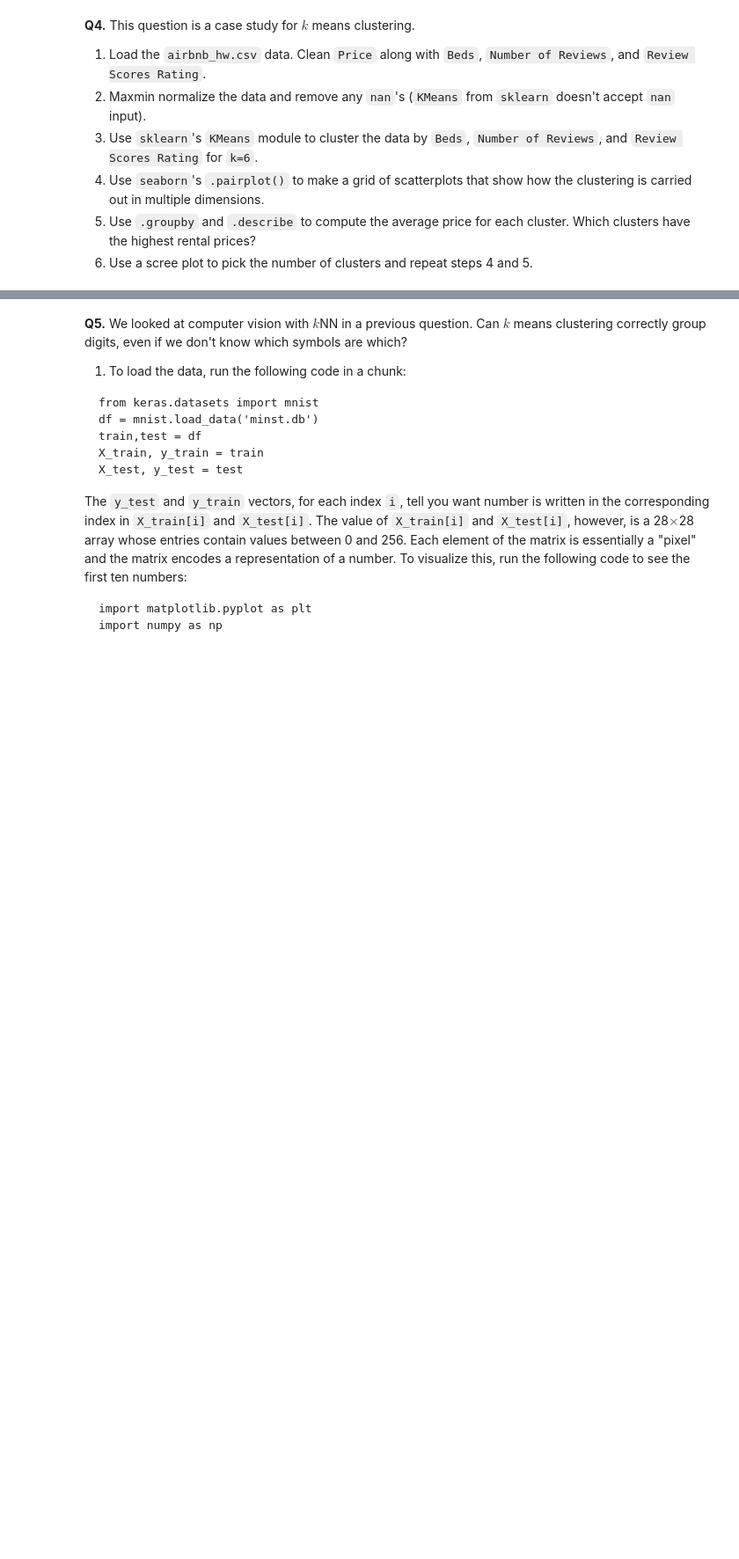
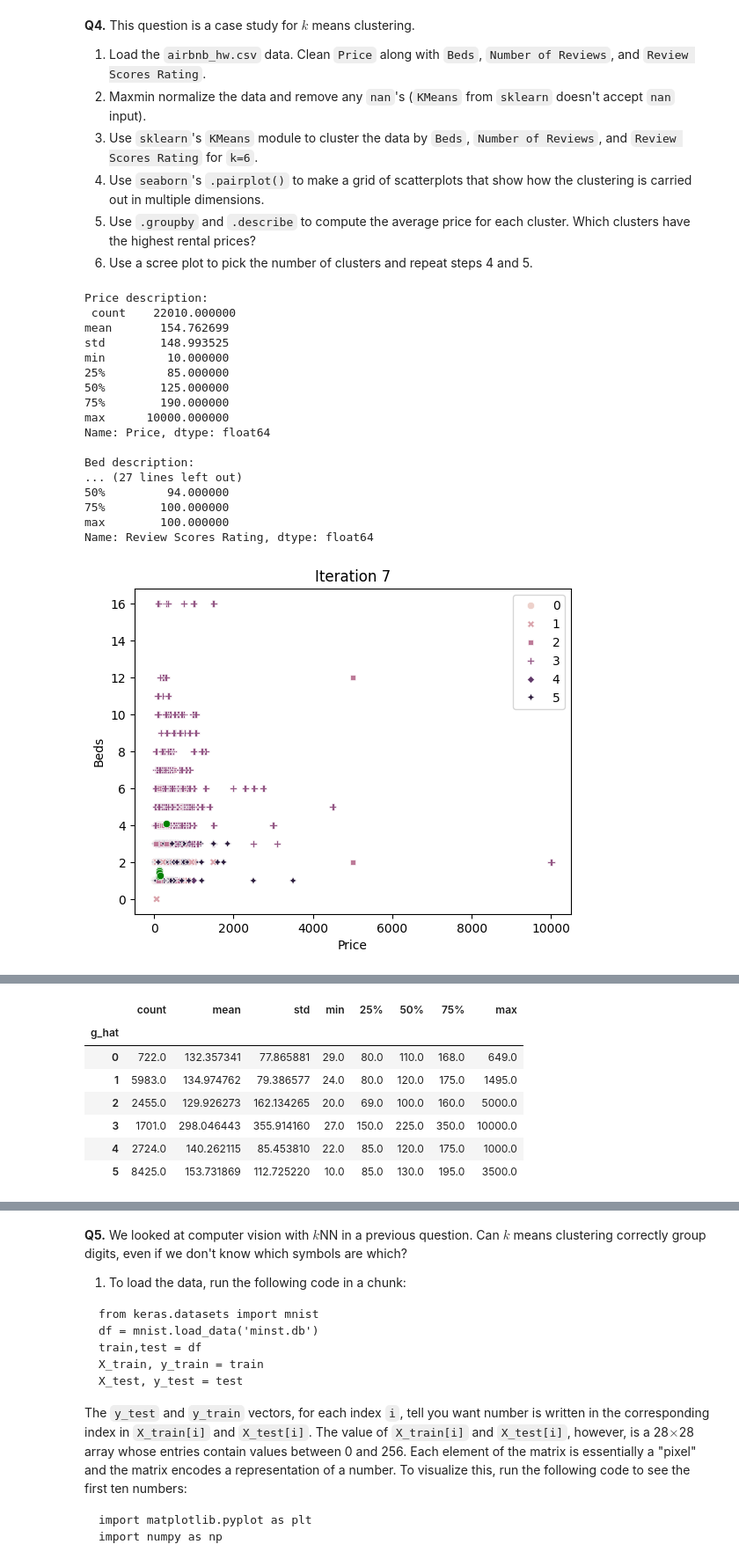
Before and after one commit to elaineliu05/clustering, a Jupyter notebook: assignment/assignment_clustering.ipynb, the cells around one changed output, grey strips where cells are left out. Shown at 88% size. Saved outputs shown, nothing was run; the diff lists cells and outputs as text; code cells hidden in the pictures; blank space fills up the shorter version.

```diff
--- a/assignment/assignment_clustering.ipynb
+++ b/assignment/assignment_clustering.ipynb
@@ -129,3 +128,66 @@ AttributeError: 'NoneType' object has no attribute 'split'
 4. Use `seaborn`'s `.pairplot()` to make a grid of scatterplots that show how the clustering is carried out in multiple dimensions.
 5. Use `.groupby` and `.describe` to compute the average price for each cluster. Which clusters have the highest rental prices?
 6. Use a scree plot to pick the number of clusters and repeat steps 4 and 5.
+# %%
+from sklearn.cluster import KMeans
+df = pd.read_csv('./data/airbnb_hw.csv')
+df = df.dropna() #cleaning nans from rest of vars
+df['Price'] = df['Price'].str.replace('$','') #transforming price into int
+df['Price'] = df['Price'].str.replace(',','')
+df['Price'] = df['Price'].astype(int)
+df['Beds'] = df['Beds'].astype(int)
+print('Price description: \n', df['Price'].describe())
+print('\nBed description: \n', df['Beds'].describe())
+print('\nNumber of reviews description: \n', df['Number Of Reviews'].describe())
+print('\nReview Scores Rating description: \n', df['Review Scores Rating'].describe())
+
+#maxmin normalize
+min_x1 = min(df.loc[:,'Price'])
+max_x1 = max(df.loc[:,'Price'])
+min_x2 = min(df.loc[:,'Beds'])
+max_x2 = max(df.loc[:,'Beds'])
+min_x3 = min(df.loc[:,'Number Of Reviews'])
+max_x3 = max(df.loc[:,'Number Of Reviews'])
+min_x4 = min(df.loc[:,'Review Scores Rating'])
+max_x4 = max(df.loc[:,'Review Scores Rating'])
+df.head()
+X = df.loc[ : , ['Price','Beds', 'Number Of Reviews', 'Review Scores Rating'] ] # Select data to cluster
+X = X.apply(maxmin)
+X.head()
+
+model = KMeans(n_clusters=6,random_state=0) # Pass centroids and options into the model
+model = model.fit(X) # Initialize a kmc model
+df['g_hat'] = model.predict(X) # Predict values
+centers = model.cluster_centers_ # Get the computed centers for the kmc model
+centroid_x_1 = centers[:,0]*(max_x1-min_x1)+min_x1
+centroid_x_2 = centers[:,1]*(max_x2-min_x2)+min_x2
+centroid_x_3 = centers[:,2]*(max_x3-min_x3)+min_x3
+centroid_x_4 = centers[:,3]*(max_x4-min_x4)+min_x4
+
+this_plot = sns.scatterplot(data=df,x='Price',y='Beds',
+                            hue='g_hat',style='g_hat').set_title('Iteration 7')
+sns.scatterplot( x=centroid_x_1, y=centroid_x_2, color='green')
+
+sns.pairplot(df.loc[:, ['Price', 'Beds', 'Number Of Reviews', 'Review Scores Rating', 'g_hat']], hue='g_hat')
+plt.show()
+
+df.groupby('g_hat')['Price'].describe()
+# %% [output]
+Price description:
+ count    22010.000000
+mean       154.762699
+std        148.993525
+min         10.000000
+25%         85.000000
+50%        125.000000
+75%        190.000000
+max      10000.000000
+Name: Price, dtype: float64
+
+Bed description:
+... (27 lines left out)
+50%         94.000000
+75%        100.000000
+max        100.000000
+Name: Review Scores Rating, dtype: float64
+[figure, added]
@@ -131,0 +195,8 @@ AttributeError: 'NoneType' object has no attribute 'split'
+|  | count | mean | std | min | 25% | 50% | 75% | max |
+| g_hat |  |  |  |  |  |  |  |  |
+| 0 | 722.0 | 132.357341 | 77.865881 | 29.0 | 80.0 | 110.0 | 168.0 | 649.0 |
+| 1 | 5983.0 | 134.974762 | 79.386577 | 24.0 | 80.0 | 120.0 | 175.0 | 1495.0 |
+| 2 | 2455.0 | 129.926273 | 162.134265 | 20.0 | 69.0 | 100.0 | 160.0 | 5000.0 |
+| 3 | 1701.0 | 298.046443 | 355.914160 | 27.0 | 150.0 | 225.0 | 350.0 | 10000.0 |
+| 4 | 2724.0 | 140.262115 | 85.453810 | 22.0 | 85.0 | 120.0 | 175.0 | 1000.0 |
+| 5 | 8425.0 | 153.731869 | 112.725220 | 10.0 | 85.0 | 130.0 | 195.0 | 3500.0 |
```
Also changed, not shown: parts of 5 cells of this notebook, 1 other file.
